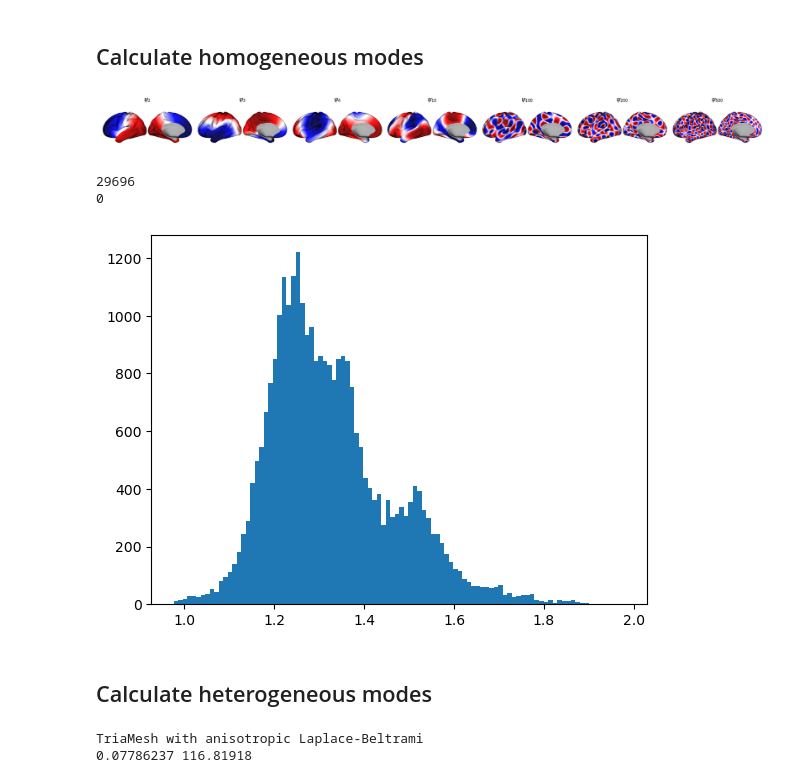
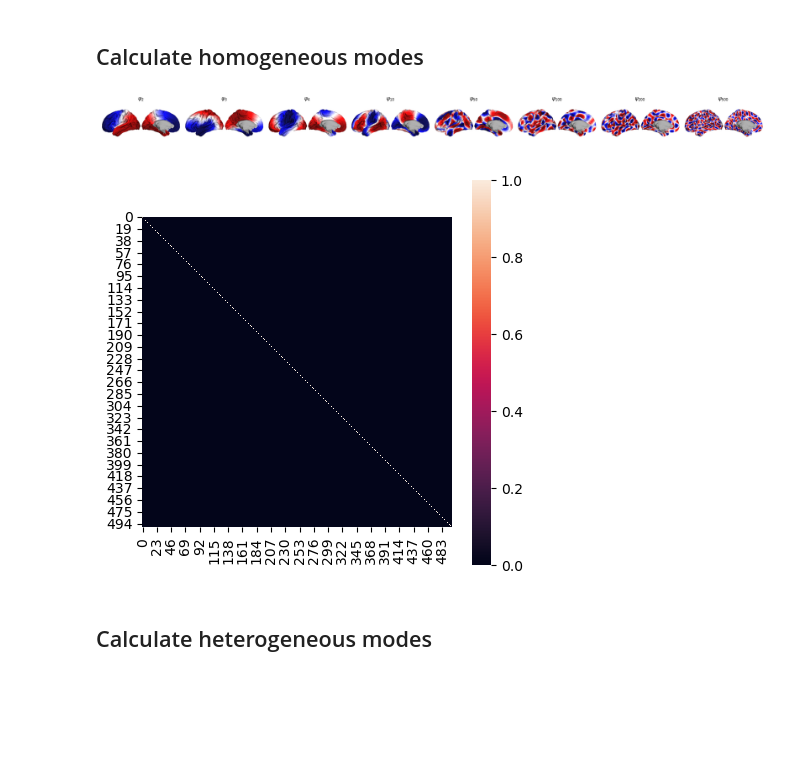
Before and after one commit to VictorBarnes/HeteroModes, a Jupyter notebook: scripts/plot_modes.ipynb, the cells around one changed output. Saved outputs shown, nothing was run; the diff lists cells and outputs as text; code cells hidden in the pictures; blank space fills up the shorter version.

```diff
--- a/scripts/plot_modes.ipynb
+++ b/scripts/plot_modes.ipynb
@@ -14,4 +28,5 @@ from heteromodes.plotting import plot_brain
 # %%
-mpl.rcParams['figure.dpi'] = 600
+mpl.rcParams['figure.dpi'] = 100
+CMEAN = 28.9 * 0.116
 # %%
 # Load and scale hetero map
@@ -34,2 +42,7 @@ plot_surf = surf = mesh_io.read_surface(str(fslr['inflated'][0]))
+# %%
+# calculate homogeneous modes
+nmodes = 500
+mode_ids = [1, 2, 3, 9, 49, 99, 199, 499]
+labels = [rf"$\psi_{{{i+1}}}$" for i in mode_ids]
 # %% [markdown]
 ## Calculate homogeneous modes
@@ -41,34 +49,16 @@ homo_evals, homo_modes = homo_solver.solve(n_modes=nmodes, fix_mode1=True, stand
-# %%
-mode_ids = [1, 2, 3, 9, 99, 199, 499]
-data = unmask(homo_modes, medmask)[:, mode_ids]
-labels = [rf"$\psi_{{{i+1}}}$" for i in mode_ids]
-
-fig = plot_brain(plot_surf, data, labels, cmap="seismic", layout="row", clim_q=[5, 95])
-# plt.suptitle("Homogeneous", fontsize=15)
-plt.show()
-# %% [output]
-[figure, removed]
-# %%
-hmap_label = "myelinmap"
-hmap = load_hmap(hmap_label, den=den)
-hmap = hmap[medmask]
-print(np.sum(medmask))
-print(np.sum(np.isnan(hmap)))
-plt.hist(hmap, bins=100)
-plt.show()
-# %% [output]
-29696
-0
-[figure, removed]
+# %%
+solver_hom = EigenSolver(surf=surf_mid, medmask=medmask, hetero=None, alpha=0)
+evals_hom, emodes_hom = solver_hom.solve(n_modes=nmodes, fix_mode1=True, standardise=True)
+
+data = unmask(emodes_hom, medmask)[:, mode_ids]
+fig1 = plot_brain(surf_mid, data, labels, cmap="seismic", layout="row", clim_q=[5, 95])
+
+fig2 = plt.figure(figsize=(5, 5))
+sns.heatmap(emodes_hom.T @ solver_hom.mass @ emodes_hom, square=True)
+
+plt.show()
+# %% [output]
+[figure, added]
+[figure, added]
 # %% [markdown]
 ## Calculate heterogeneous modes
-# %%
-# Calculate hetero modes
-alpha = 1
-solver = HeteroSolver(surf=surf_masked, hmap=hmap, alpha=alpha, verbose=True)
-print(np.min(solver.rho), np.max(solver.rho))
-hetero_evals, hetero_modes = solver.solve(n_modes=nmodes, fix_mode1=True, standardise=True)
-hetero_modes = unmask(hetero_modes, medmask)
-# %% [output]
-TriaMesh with anisotropic Laplace-Beltrami
-0.07786237 116.81918
```
Also changed, not shown: parts of 14 cells of this notebook.
